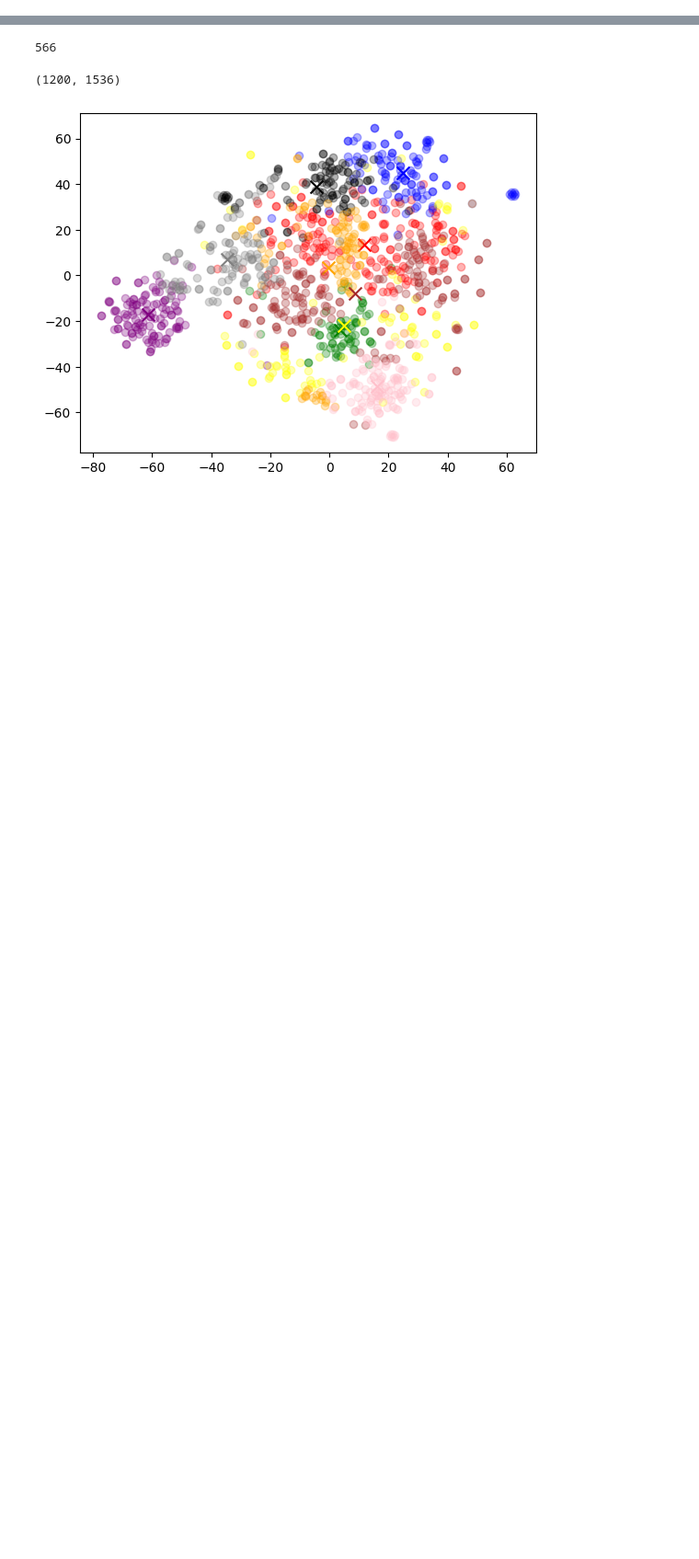
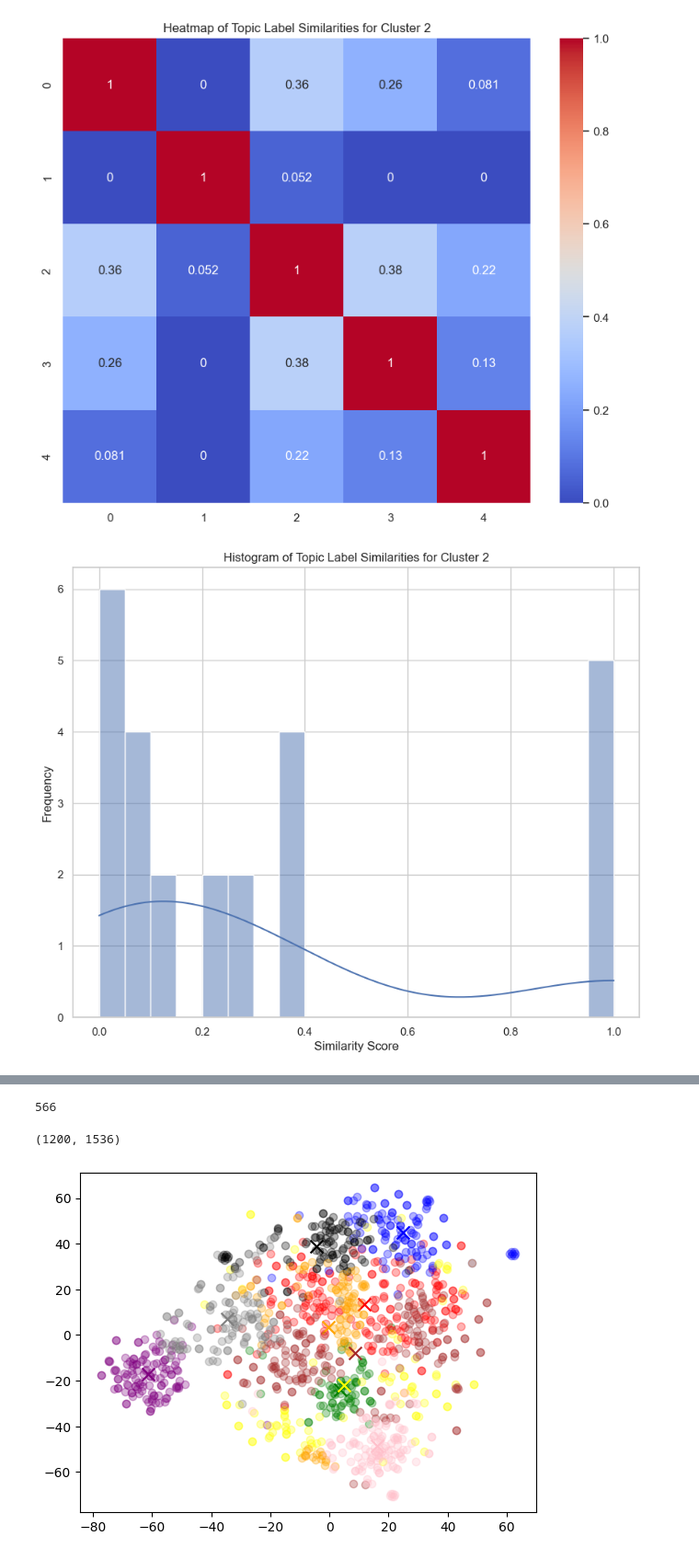
Before and after one commit to pdoubleg/junk-drawer, a Jupyter notebook: docs_example.ipynb, the cells around one changed output, grey strips where cells are left out. Shown at 92% size. Drawn from its saved outputs; the diff is of its cells as text; code cells hidden in the pictures; blank space fills up the shorter version.

```diff
--- a/docs_example.ipynb
+++ b/docs_example.ipynb
@@ -137,23 +45,0 @@ class KMeansWithProbs:
-# %%
-# Importing required libraries
-import numpy as np
-from sklearn.datasets import make_blobs
-
-# Generate synthetic data
-X, y = make_blobs(n_samples=300, centers=3, random_state=0)
-
-# Create an instance of the KMeansWithProbs class
-n_clusters = 3
-kmeans_with_probs = KMeansWithProbs(n_clusters)
-
-# Fit the model to the data
-# Fit the model and predict the labels
-kmeans_with_probs.fit(X)
-
-# Calculate the silhouette score
-s_score = kmeans_with_probs.silhouette_score(X)
-print(f'Silhouette Score: {s_score}')
-
-# Calculate the Bayesian Information Criterion
-# bic_value = kmeans_with_probs.bic(X)
-# print(f'BIC: {bic_value}')
@@ -439,0 +273,3 @@ kmeans_with_probs.tune_clusters(X, min_clusters=2, max_clusters=25, prob_thresho
+# %%
+kmeans = KMeans(n_clusters=4, random_state=42)
+df['kmeans_label'] = kmeans.fit_transform(X)
@@ -439,0 +333,3 @@ kmeans_with_probs.tune_clusters(X, min_clusters=2, max_clusters=25, prob_thresho
+# %%
+kmeans = KMeans(n_clusters=4, random_state=42)
+df['kmeans_label'] = kmeans.fit_predict(X)
@@ -439,0 +408,15 @@ kmeans_with_probs.tune_clusters(X, min_clusters=2, max_clusters=25, prob_thresho
+# %%
+# Initialize the class with the toy dataset
+cluster_identifier = ClusterTopicIdentifier(
+    df,
+    text_col='Description',
+    cluster_col='kmeans_label', )
+
+# Identify topics for each cluster
+cluster_labels = cluster_identifier.identify_topics()
+
+# Visualize the topic stability
+cluster_identifier.visualize_runs(cluster_labels)
+# %% [output]
+[figure, added]
+[figure, added]
```
Also changed, not shown: parts of 31 cells of this notebook, 2 other files.
